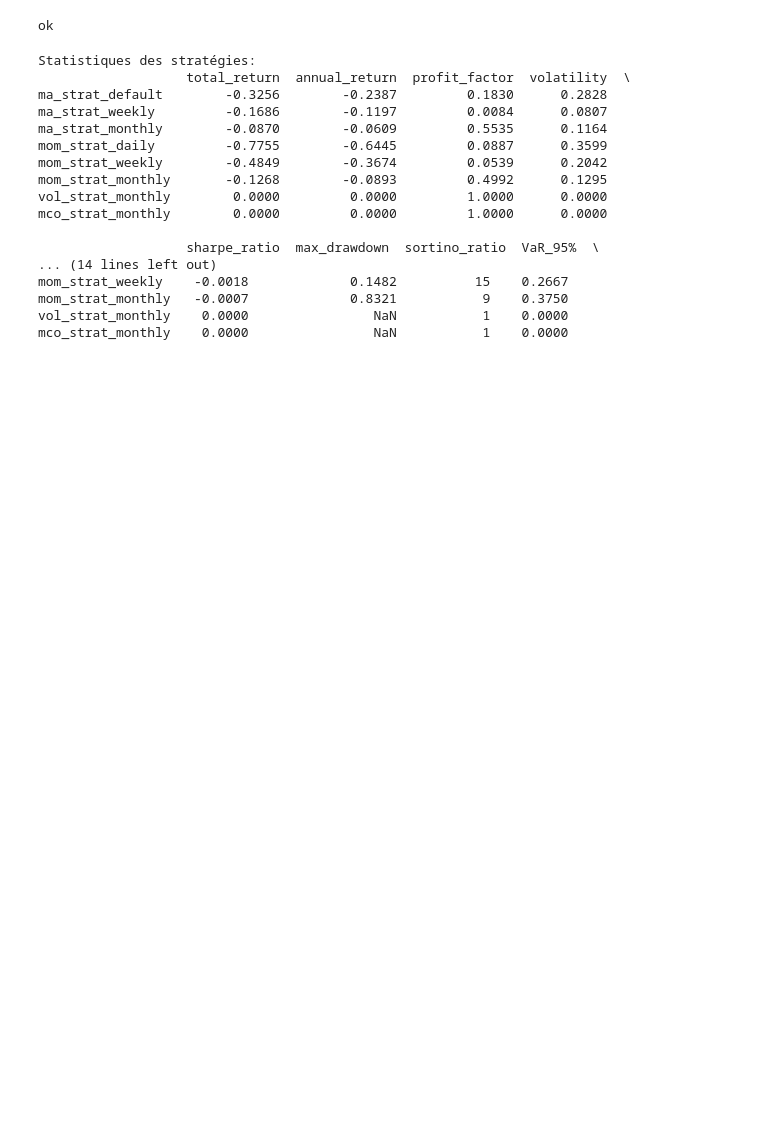
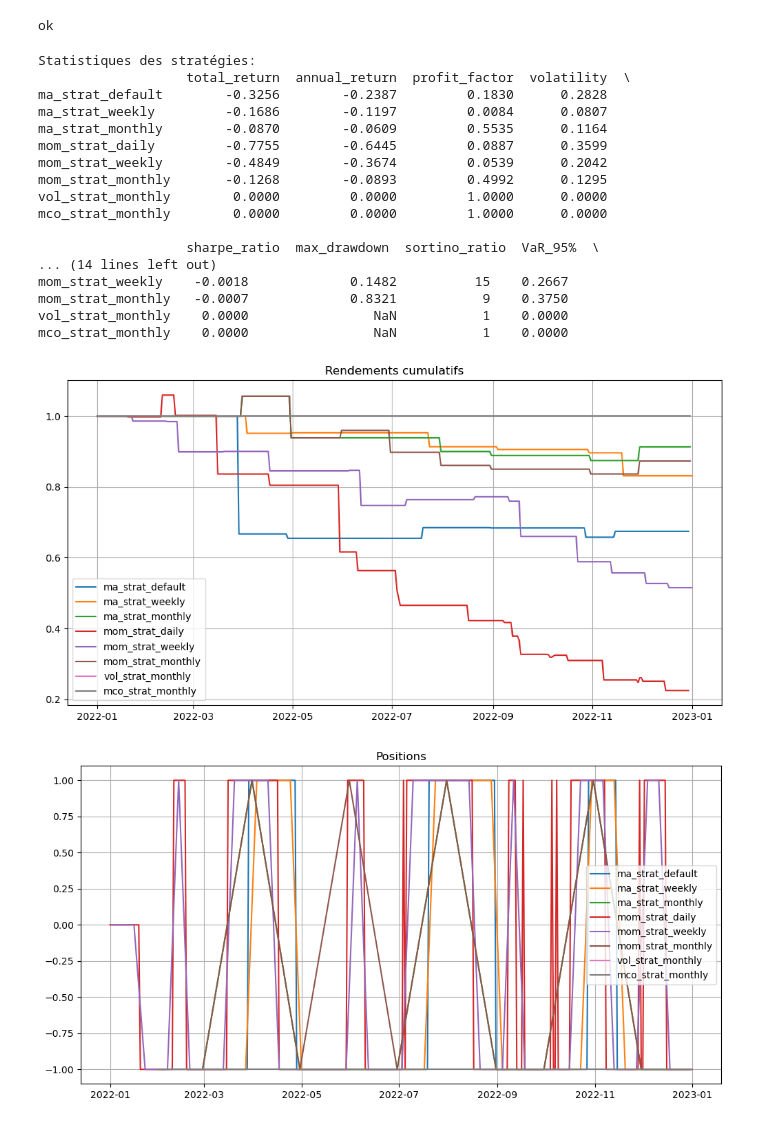
Before and after one commit to lincecile/POO_Projet, a Jupyter notebook: Exemple.ipynb, the cells around one changed output. Saved outputs shown, nothing was run; the diff lists cells and outputs as text; code cells hidden in the pictures; blank space fills up the shorter version.

Commit message:
graph echelle modification

```diff
--- a/Exemple.ipynb
+++ b/Exemple.ipynb
@@ -242,10 +242,13 @@ vol_strat_monthly    0.0000                NaN           1    0.0000
 mco_strat_monthly    0.0000                NaN           1    0.0000
 # %%
 # Visualize results
-backend = 'plotly' # 'plotly' # 'matplotlib' # 'seaborn'
+backend = 'matplotlib' # 'plotly' # 'matplotlib' # 'seaborn'
 
 # Plot individual strategies
 manager.plot_all_strategies(backend=backend)
+# %% [output]
+[figure, added]
+[figure, added]
 # %%
 # Plot individual strategies
 manager.plot_strategy(strategy_name="ma_strat_default",backend=backend)
```
Also changed, not shown: parts of 2 cells of this notebook, 2 other files.
